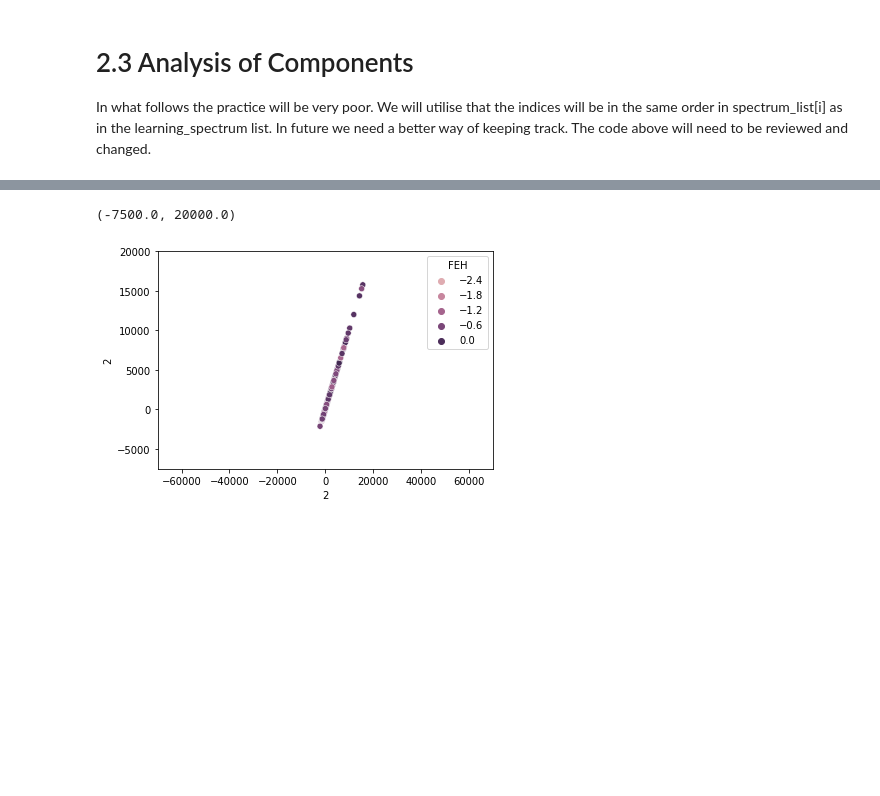
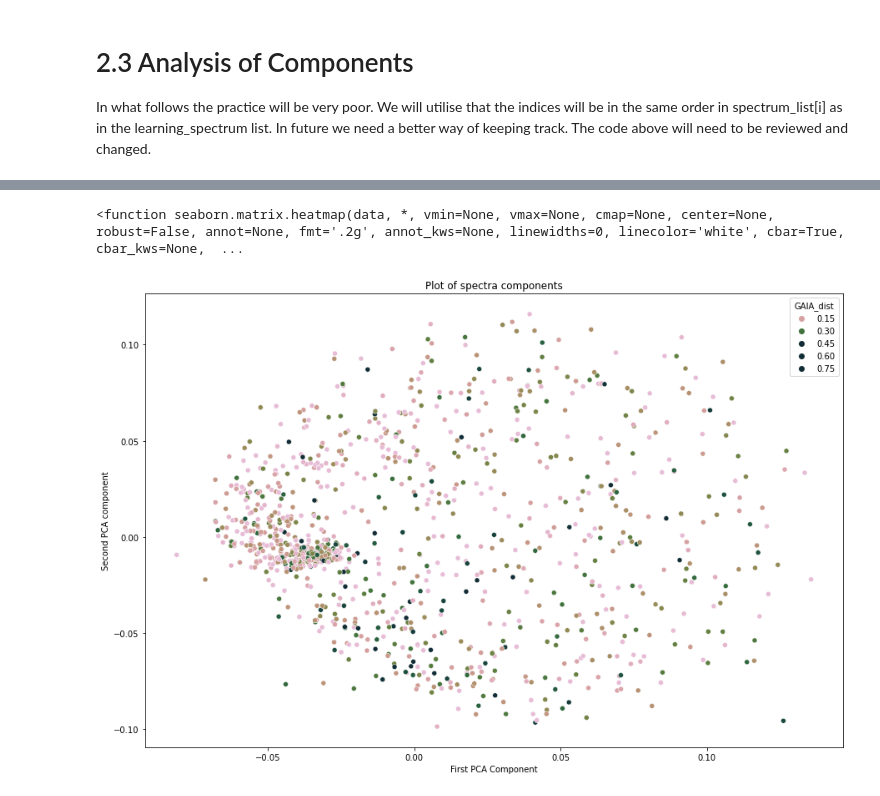
Before and after one commit to ocallam6/GES, a Jupyter notebook: Analysis/hr10_pca.ipynb, the cells around one changed output, grey strips where cells are left out. Saved outputs shown, nothing was run; the diff lists cells and outputs as text; code cells hidden in the pictures; blank space fills up the shorter version.

```diff
--- a/Analysis/hr10_pca.ipynb
+++ b/Analysis/hr10_pca.ipynb
@@ -41,9 +43,8 @@ We will save the sample but this code will need to be run again if done with dif
 os.chdir("../Data")  #change to data set folder and get the file names
 mypath=os.getcwd()
 spectra = [f for f in listdir(mypath) if (isfile(join(mypath, f))and('.fits'in f))]
-
 spectrum_list=[]
-for i in range(0,1090):#len(spectra)):
+for i in range(0,len(spectra)):
     print(str(i) + ' out of ' + str(len(spectra)))
     spectrum_list.append(Spectrum(spectra[i],parameters=True)) #at the moment there are all hr10
 '''
@@ -136,4 +123,4 @@ The rows are the different spectra. Columns describe the wavelength observations
 # %% [markdown]
 Define the PCA
 # %%
-pca=Pca_Fitting(learning_spectra,n_components=100)
+pca=Pca_Fitting(learning_spectra,n_components=30)
@@ -198,3 +213,3 @@ Again no consideration of error here.
 # %%
 
-analysis=learning_data(spectrum_list,['FEH'])
+analysis=learning_data(spectrum_list,spectrum_list[0].parameters.columns)
@@ -201,14 +224,18 @@ analysis=learning_data(spectrum_list,['FEH'])
 # %%
 pca_coeff=pd.DataFrame(data=pca.spec_fitted)
 pca_analysis=pd.concat([analysis,pca_coeff],axis=1)
-pca_analysis=pca_analysis[pca_analysis['FEH']!='nan'].astype(float)
+pca_analysis=pca_analysis[pca_analysis['GAIA_dist']!='nan']
 
+pca_analysis['GAIA_dist']=pca_analysis['GAIA_dist'].astype(float)
 
+plt.figure(figsize=(15,10))
+sn.scatterplot(data=pca_analysis,x=0,y=1, hue='GAIA_dist', palette="ch:r=-1,l=.8",hue_norm=(0.1,0.4))
 
+plt.title('Plot of spectra components')
+plt.ylabel('Second PCA component')
+plt.xlabel('First PCA Component')
 
-sn.scatterplot(data=pca_analysis,x=2,y=2,hue='FEH')
-plt.xlim(-70000,70000)
-plt.ylim(-7500,20000)
+sn.heatmap
 # %% [output]
-(-7500.0, 20000.0)
+<function seaborn.matrix.heatmap(data, *, vmin=None, vmax=None, cmap=None, center=None, robust=False, annot=None, fmt='.2g', annot_kws=None, linewidths=0, linecolor='white', cbar=True, cbar_kws=None,  ...
-[figure, old version]
+[figure, new version]
```
Also changed, not shown: parts of 38 cells of this notebook, 7 other files.
